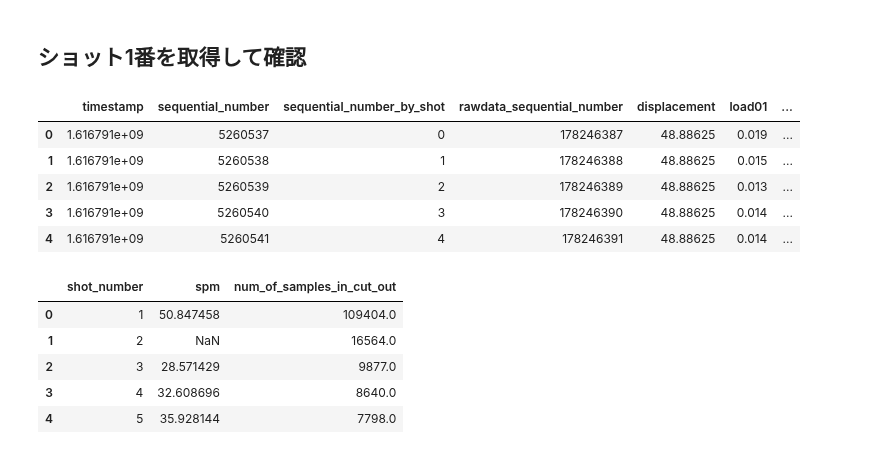
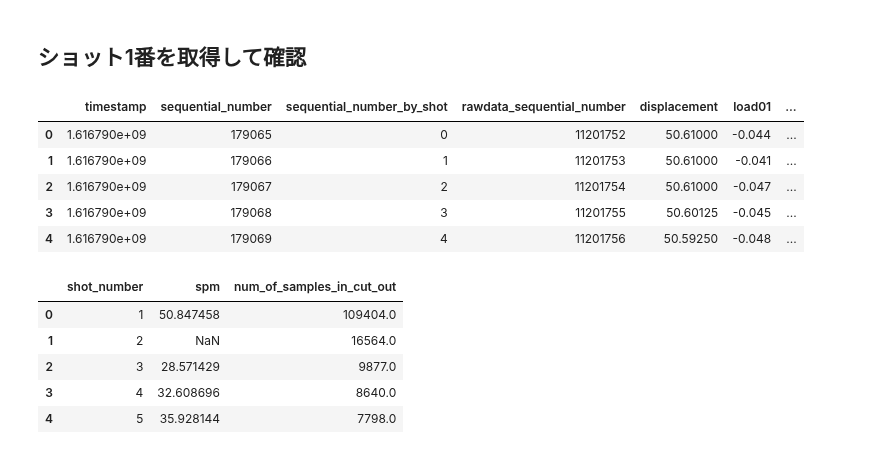
Before and after one commit to ymiyamoto5/data-analysis-platform-bak, a Jupyter notebook: notebooks/analyze.ipynb, the cells around one changed output. Cells and saved outputs as stored; diff of their text form; code cells hidden in the pictures.

```diff
--- a/notebooks/analyze.ipynb
+++ b/notebooks/analyze.ipynb
@@ -51,16 +51,16 @@ shots_meta_index = "shots-" + target + "-meta"
 # %%
 dr = DataReader()
 
-shot_number = 1229
+shot_number = 10
 shot_df = dr.read_shot(shots_data_index, shot_number=shot_number)
 shot_df.head()
 # %% [output]
 |  | timestamp | sequential_number | sequential_number_by_shot | rawdata_sequential_number | displacement | load01 | ... |
-| 0 | 1.616791e+09 | 5260537 | 0 | 178246387 | 48.88625 | 0.019 | ... |
-| 1 | 1.616791e+09 | 5260538 | 1 | 178246388 | 48.88625 | 0.015 | ... |
-| 2 | 1.616791e+09 | 5260539 | 2 | 178246389 | 48.88625 | 0.013 | ... |
-| 3 | 1.616791e+09 | 5260540 | 3 | 178246390 | 48.88625 | 0.014 | ... |
-| 4 | 1.616791e+09 | 5260541 | 4 | 178246391 | 48.88625 | 0.014 | ... |
+| 0 | 1.616790e+09 | 179065 | 0 | 11201752 | 50.61000 | -0.044 | ... |
+| 1 | 1.616790e+09 | 179066 | 1 | 11201753 | 50.61000 | -0.041 | ... |
+| 2 | 1.616790e+09 | 179067 | 2 | 11201754 | 50.61000 | -0.047 | ... |
+| 3 | 1.616790e+09 | 179068 | 3 | 11201755 | 50.60125 | -0.045 | ... |
+| 4 | 1.616790e+09 | 179069 | 4 | 11201756 | 50.59250 | -0.048 | ... |
 # %%
 # ショットメタデータを確認
 shots_meta_df = dr.read_shots_meta(shots_meta_index)
```
Also changed, not shown: parts of 12 cells of this notebook, 2 other files.
